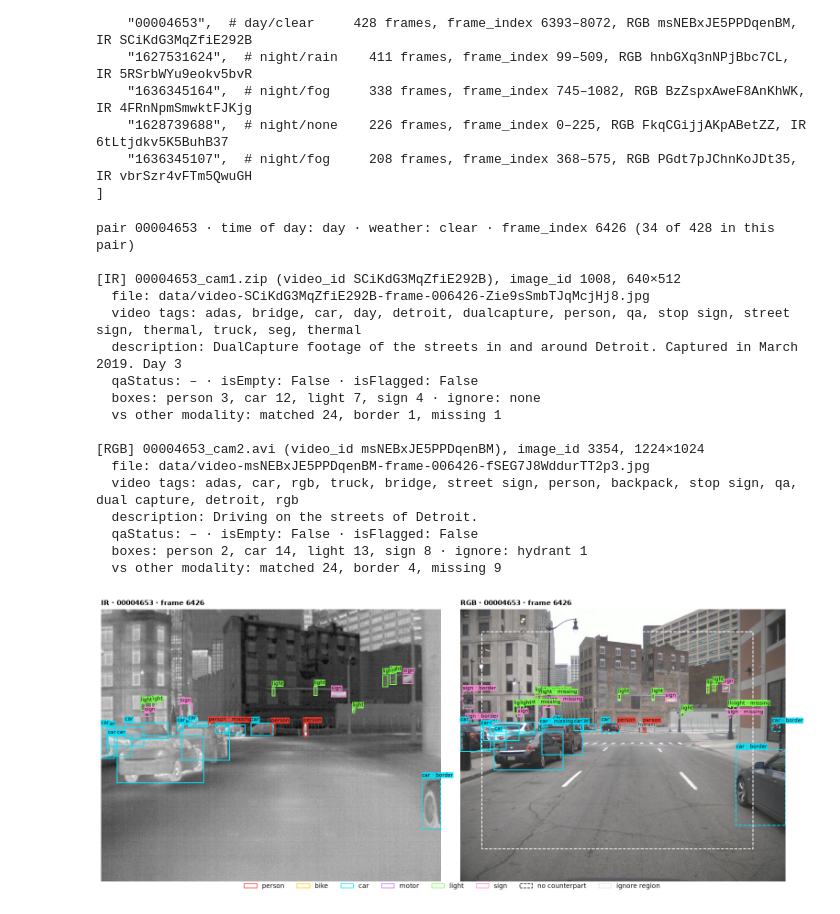
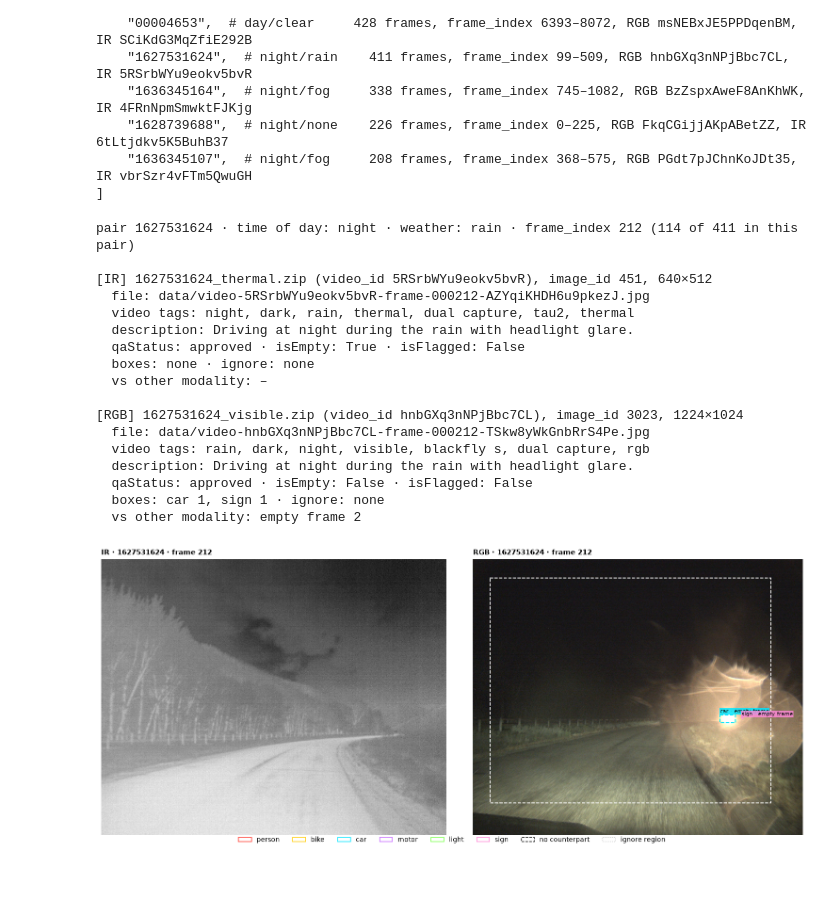
Before and after one commit to Leo00010011/ir-world-model, a Jupyter notebook: notebooks/test_set_quality.ipynb, the cells around one changed output. Cells and saved outputs as stored; diff of their text form; code cells hidden in the pictures; blank space fills up the shorter version.

```diff
--- a/notebooks/test_set_quality.ipynb
+++ b/notebooks/test_set_quality.ipynb
@@ -318,6 +318,8 @@ for ax, p in zip(axes.flat, ORDER):
     ax.set_title(f"{p} · {'/'.join(PAIR_CONDITIONS[p])} · {len(fr)} frames", loc="left")
     ax.set_xlabel("frame_index")
     ax.set_ylabel("kept boxes")
+    # setting y axis min to 0
+    ax.set_ylim(bottom=0)
 axes[0, 0].legend(handles=[*axes[0, 0].get_lines()[:2], Patch(color="#d6d5d0", label="one modality has no box")],
                   loc="upper right")
 fig.suptitle("Kept boxes per frame, RGB vs IR", x=0.01, ha="left", fontweight="bold")
@@ -869,7 +871,7 @@ VIDEOS = [
     "1636345107",  # night/fog     208 frames, frame_index 368–575, RGB PGdt7pJChnKoJDt35, IR vbrSzr4vFTm5QwuGH
 ]
 # %%
-VIDEO = "00004653"  # pair id, RGB video_id or IR video_id (copy from the list above)
+VIDEO = "1627531624"  # pair id, RGB video_id or IR video_id (copy from the list above)
 FRAME_INDEX = None    # None = random frame of the video; or a frame_index, e.g. from 2d
 SEED = None           # an int repeats the same random frame
 SHOW_IGNORE = True    # draw ignore regions (truck, bus, ...)
@@ -931,46 +933,46 @@ def show_pair(video, frame_index=None, seed=None):
         sc = Counter(st[m])
         print(f"\n[{MOD_LABEL[m]}] {v['filename']} (video_id {x.video_id}), image_id {x.image_id}, "
               f"{x.width}×{x.height}")
         print(f"  file: {x.file_name}")
         print(f"  video tags: {', '.join(v['tags'])}")
         if v.get("description"):
             print(f"  description: {' '.join(v['description'].split())}")
         print(f"  qaStatus: {f.get('qaStatus', '–')} · isEmpty: {f['isEmpty']} · isFlagged: {f['isFlagged']}")
         print(f"  boxes: {', '.join(f'{c} {cnt[c]}' for c in CLASS_NAMES if cnt[c]) or 'none'}"
               f" · ignore: {', '.join(f'{CAT_NAME[k]} {n}' for k, n in Counter(map(int, x.ignore_category_ids)).items()) or 'none'}")
         print(f"  vs other modality: {', '.join(f'{s} {sc[s]}' for s in STATUSES if sc[s]) or '–'}")
 
     fov = np.array([P[1], P[3], P[0] + P[1], P[2] + P[3]]) * np.array([r.width, r.height] * 2)
     fig, axes = plt.subplots(1, 2, figsize=(14, 5.6), constrained_layout=True,
                              gridspec_kw=dict(width_ratios=[t.width / t.height, r.width / r.height]))
     draw(axes[0], t, st["thermal"])
     draw(axes[1], r, st["rgb"], fov=fov)
     axes[0].set_title(f"IR · {p} · frame {t.frame_index}", loc="left")
     axes[1].set_title(f"RGB · {p} · frame {r.frame_index}", loc="left")
     handles = [Patch(fc="none", ec=CLASS_COLOR[c], label=c) for c in CLASS_NAMES]
     handles += [Patch(fc="none", ec=INK, ls="--", label="no counterpart"),
                 Patch(fc="none", ec=IGNORE_COLOR, ls=":", label="ignore region")]
     fig.legend(handles=handles, loc="lower center", ncol=len(handles), bbox_to_anchor=(0.5, -0.04))
     plt.show()
 
 
 show_pair(VIDEO, FRAME_INDEX, SEED)
 # %% [output]
-pair 00004653 · time of day: day · weather: clear · frame_index 6426 (34 of 428 in this pair)
+pair 1627531624 · time of day: night · weather: rain · frame_index 212 (114 of 411 in this pair)
 
-[IR] 00004653_cam1.zip (video_id SCiKdG3MqZfiE292B), image_id 1008, 640×512
-  file: data/video-SCiKdG3MqZfiE292B-frame-006426-Zie9sSmbTJqMcjHj8.jpg
-  video tags: adas, bridge, car, day, detroit, dualcapture, person, qa, stop sign, street sign, thermal, truck, seg, thermal
-  description: DualCapture footage of the streets in and around Detroit. Captured in March 2019. Day 3
-  qaStatus: – · isEmpty: False · isFlagged: False
-  boxes: person 3, car 12, light 7, sign 4 · ignore: none
-  vs other modality: matched 24, border 1, missing 1
+[IR] 1627531624_thermal.zip (video_id 5RSrbWYu9eokv5bvR), image_id 451, 640×512
+  file: data/video-5RSrbWYu9eokv5bvR-frame-000212-AZYqiKHDH6u9pkezJ.jpg
+  video tags: night, dark, rain, thermal, dual capture, tau2, thermal
+  description: Driving at night during the rain with headlight glare.
+  qaStatus: approved · isEmpty: True · isFlagged: False
+  boxes: none · ignore: none
+  vs other modality: –
 
-[RGB] 00004653_cam2.avi (video_id msNEBxJE5PPDqenBM), image_id 3354, 1224×1024
-  file: data/video-msNEBxJE5PPDqenBM-frame-006426-fSEG7J8WddurTT2p3.jpg
-  video tags: adas, car, rgb, truck, bridge, street sign, person, backpack, stop sign, qa, dual capture, detroit, rgb
-  description: Driving on the streets of Detroit.
-  qaStatus: – · isEmpty: False · isFlagged: False
-  boxes: person 2, car 14, light 13, sign 8 · ignore: hydrant 1
-  vs other modality: matched 24, border 4, missing 9
+[RGB] 1627531624_visible.zip (video_id hnbGXq3nNPjBbc7CL), image_id 3023, 1224×1024
+  file: data/video-hnbGXq3nNPjBbc7CL-frame-000212-TSkw8yWkGnbRrS4Pe.jpg
+  video tags: rain, dark, night, visible, blackfly s, dual capture, rgb
+  description: Driving at night during the rain with headlight glare.
+  qaStatus: approved · isEmpty: False · isFlagged: False
+  boxes: car 1, sign 1 · ignore: none
+  vs other modality: empty frame 2
-[figure, old version]
+[figure, new version]
```
Also changed, not shown: parts of 1 cell of this notebook, 2 other files.
